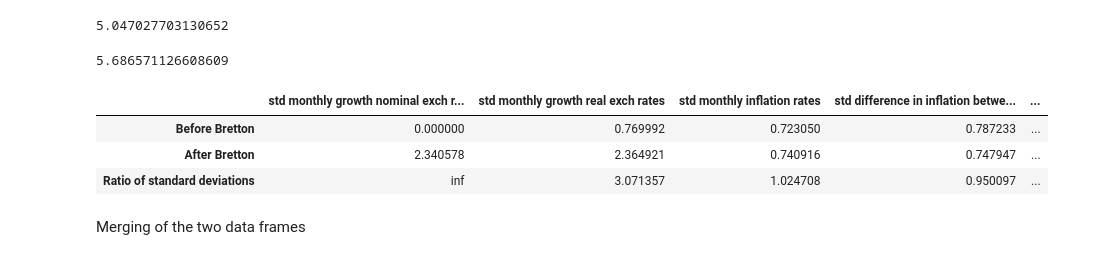
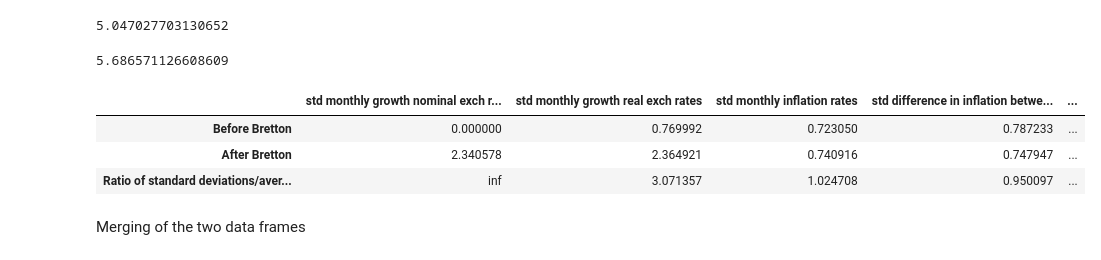
Before and after one commit to Josh-Yg/Macro-Pythonwork, a Jupyter notebook: Data Cleaning.ipynb, the cells around one changed output. Cells and saved outputs as stored; diff of their text form; code cells hidden in the pictures.

```diff
--- a/Data Cleaning.ipynb
+++ b/Data Cleaning.ipynb
@@ -605,41 +625,41 @@ before_Bretton = {
     'std monthly inflation rates': interpolated_df_month_series['Monthly Inflation Rate'][0:139].std(),
     'std difference in inflation between Spain and US': interpolated_df_month_series['Difference between Spain and US inflation rates'][0:139].std(),
     'std 12 monthly industrial growth': interpolated_df_month_series['Growth in Production versus 12 months ago %'][0:139].std(),
-    'avg monthly growth nominal exch rates':interpolated_df_month_series['Monthly Growth in Nominal Exchange Rate %'][0:139].mean(),
-    'avg monthly growth real exch rates': interpolated_df_month_series['Monthly growth in Real exchange rate %'][0:139].mean(),
+    'avg nominal exch rates':interpolated_df_month_series['Exchange rate value'][0:139].mean(),
+    'avg real exch rates': interpolated_df_month_series['Real exchange rate'][0:139].mean(),
     'avg monthly inflation rates': interpolated_df_month_series['Monthly Inflation Rate'][0:139].mean(),
     'avg difference in inflation between Spain and US': interpolated_df_month_series['Difference between Spain and US inflation rates'][0:139].mean(),
     'avg 12 monthly industrial growth': interpolated_df_month_series['Growth in Production versus 12 months ago %'][0:139].mean()
 }
 #Before and after Bretton dictionaries for data
 after_Bretton = {
      'std monthly growth nominal exch rates': interpolated_df_month_series['Monthly Growth in Nominal Exchange Rate %'][156:].std(),
     'std monthly growth real exch rates': interpolated_df_month_series['Monthly growth in Real exchange rate %'][156:].std(),
     'std monthly inflation rates': interpolated_df_month_series['Monthly Inflation Rate'][156:].std(),
     'std difference in inflation between Spain and US': interpolated_df_month_series['Difference between Spain and US inflation rates'][156:].std(),
     'std 12 monthly industrial growth': interpolated_df_month_series['Growth in Production versus 12 months ago %'][156:].std(),
-    'avg monthly growth nominal exch rates': interpolated_df_month_series['Monthly Growth in Nominal Exchange Rate %'][156:].mean(),
-    'avg monthly growth real exch rates': interpolated_df_month_series['Monthly growth in Real exchange rate %'][156:].mean(),
+    'avg nominal exch rates': interpolated_df_month_series['Exchange rate value'][156:].mean(),
+    'avg real exch rates': interpolated_df_month_series['Real exchange rate'][156:].mean(),
     'avg monthly inflation rates': interpolated_df_month_series['Monthly Inflation Rate'][156:].mean(),
     'avg difference in inflation between Spain and US': interpolated_df_month_series['Difference between Spain and US inflation rates'][156:].mean(),
     'avg 12 monthly industrial growth': interpolated_df_month_series['Growth in Production versus 12 months ago %'][156:].mean()
 }
 
 #Create Dataframes
 df_before_bretton = pd.DataFrame(before_Bretton, index = ['Before Bretton'])
 df_after_bretton = pd.DataFrame(after_Bretton, index = ['After Bretton'])
 #Concatenate them vertically
 df_comparison_statistics = pd.concat([df_before_bretton, df_after_bretton], ignore_index=False)
 #Calculate row of ratios for the standard deviations
 ratio_row = df_comparison_statistics.loc['After Bretton'] / df_comparison_statistics.loc['Before Bretton']
-ratio_row.name = 'Ratio of standard deviations'
+ratio_row.name = 'Ratio of standard deviations/averages'
 df_comparison_statistics = pd.concat([df_comparison_statistics, ratio_row.to_frame().transpose()], axis=0)
 df_comparison_statistics
 # %% [output]
 |  | std monthly growth nominal exch r... | std monthly growth real exch rates | std monthly inflation rates | std difference in inflation betwe... | ... |
 | Before Bretton | 0.000000 | 0.769992 | 0.723050 | 0.787233 | ... |
 | After Bretton | 2.340578 | 2.364921 | 0.740916 | 0.747947 | ... |
-| Ratio of standard deviations | inf | 3.071357 | 1.024708 | 0.950097 | ... |
+| Ratio of standard deviations/aver... | inf | 3.071357 | 1.024708 | 0.950097 | ... |
 # %% [markdown]
 Merging of the two data frames
 # %%
```
Also changed, not shown: parts of 1 cell of this notebook.
